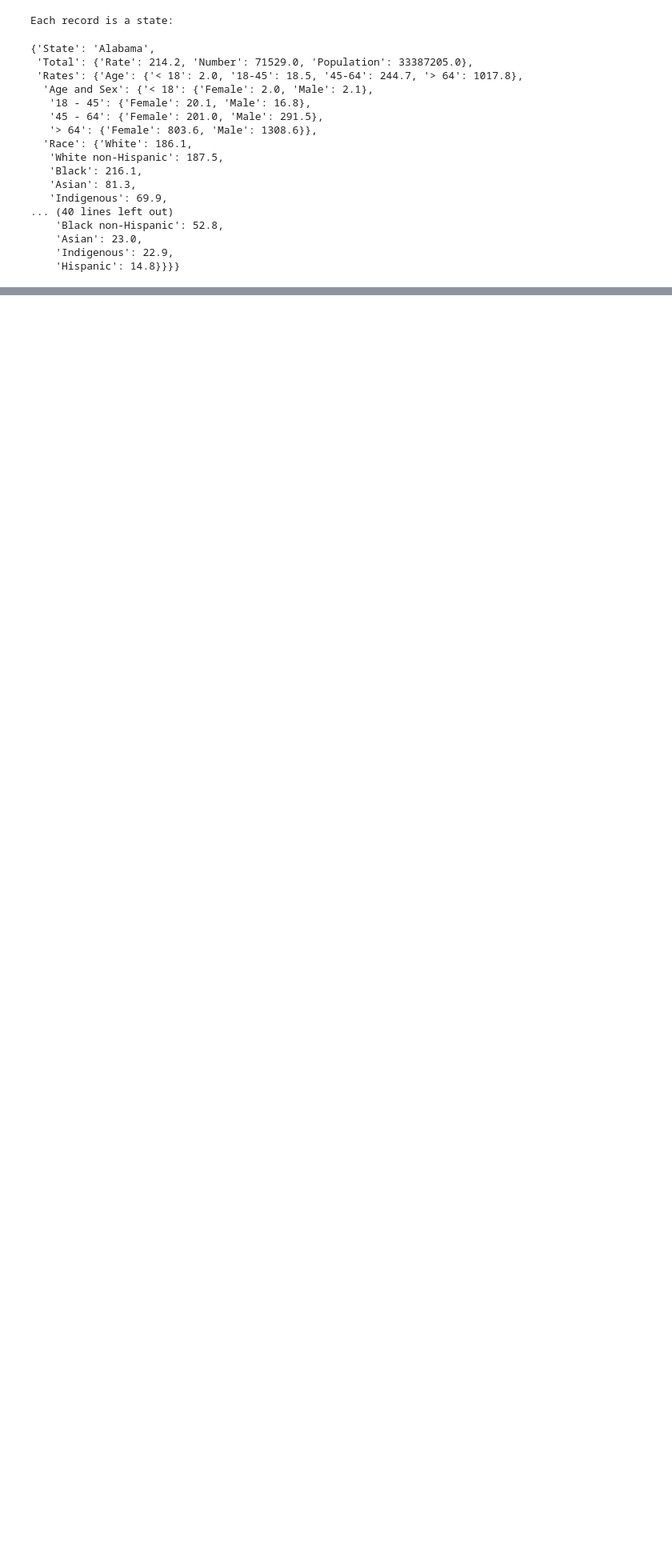
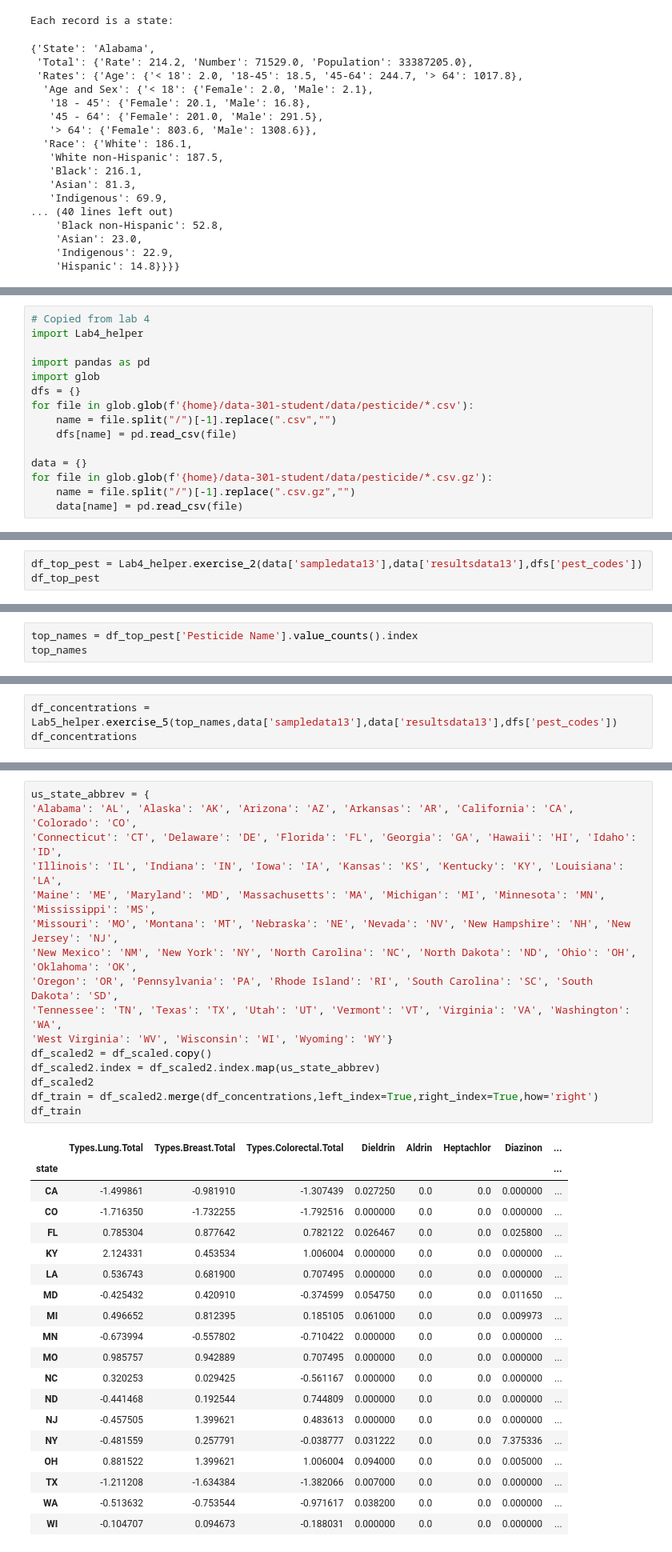
Before and after one commit to anderson-github-classroom-2021-summer/data-301-student, a Jupyter notebook: labs/Lab5.ipynb, the cells around one changed output, grey strips where cells are left out. Shown at 80% size. Cells and saved outputs as stored; diff of their text form; blank space fills up the shorter version.

```diff
--- a/labs/Lab5.ipynb
+++ b/labs/Lab5.ipynb
@@ -163,0 +158,15 @@ with pd.option_context('display.max_rows', None, 'display.max_columns', None):
+# %%
+# Copied from lab 4
+import Lab4_helper
+
+import pandas as pd
+import glob
+dfs = {}
+for file in glob.glob(f'{home}/data-301-student/data/pesticide/*.csv'):
+    name = file.split("/")[-1].replace(".csv","")
+    dfs[name] = pd.read_csv(file)
+
+data = {}
+for file in glob.glob(f'{home}/data-301-student/data/pesticide/*.csv.gz'):
+    name = file.split("/")[-1].replace(".csv.gz","")
+    data[name] = pd.read_csv(file)
@@ -163,0 +175,3 @@ with pd.option_context('display.max_rows', None, 'display.max_columns', None):
+# %%
+df_top_pest = Lab4_helper.exercise_2(data['sampledata13'],data['resultsdata13'],dfs['pest_codes'])
+df_top_pest
@@ -163,0 +197,3 @@ with pd.option_context('display.max_rows', None, 'display.max_columns', None):
+# %%
+top_names = df_top_pest['Pesticide Name'].value_counts().index
+top_names
@@ -163,0 +206,3 @@ with pd.option_context('display.max_rows', None, 'display.max_columns', None):
+# %%
+df_concentrations = Lab5_helper.exercise_5(top_names,data['sampledata13'],data['resultsdata13'],dfs['pest_codes'])
+df_concentrations
@@ -163,0 +231,36 @@ with pd.option_context('display.max_rows', None, 'display.max_columns', None):
+# %%
+us_state_abbrev = {
+'Alabama': 'AL', 'Alaska': 'AK', 'Arizona': 'AZ', 'Arkansas': 'AR', 'California': 'CA', 'Colorado': 'CO',
+'Connecticut': 'CT', 'Delaware': 'DE', 'Florida': 'FL', 'Georgia': 'GA', 'Hawaii': 'HI', 'Idaho': 'ID',
+'Illinois': 'IL', 'Indiana': 'IN', 'Iowa': 'IA', 'Kansas': 'KS', 'Kentucky': 'KY', 'Louisiana': 'LA',
+'Maine': 'ME', 'Maryland': 'MD', 'Massachusetts': 'MA', 'Michigan': 'MI', 'Minnesota': 'MN', 'Mississippi': 'MS',
+'Missouri': 'MO', 'Montana': 'MT', 'Nebraska': 'NE', 'Nevada': 'NV', 'New Hampshire': 'NH', 'New Jersey': 'NJ',
+'New Mexico': 'NM', 'New York': 'NY', 'North Carolina': 'NC', 'North Dakota': 'ND', 'Ohio': 'OH', 'Oklahoma': 'OK',
+'Oregon': 'OR', 'Pennsylvania': 'PA', 'Rhode Island': 'RI', 'South Carolina': 'SC', 'South Dakota': 'SD',
+'Tennessee': 'TN', 'Texas': 'TX', 'Utah': 'UT', 'Vermont': 'VT', 'Virginia': 'VA', 'Washington': 'WA',
+'West Virginia': 'WV', 'Wisconsin': 'WI', 'Wyoming': 'WY'}
+df_scaled2 = df_scaled.copy()
+df_scaled2.index = df_scaled2.index.map(us_state_abbrev)
+df_scaled2
+df_train = df_scaled2.merge(df_concentrations,left_index=True,right_index=True,how='right')
+df_train
+# %% [output]
+|  | Types.Lung.Total | Types.Breast.Total | Types.Colorectal.Total | Dieldrin | Aldrin | Heptachlor | Diazinon | ... |
+| state |  |  |  |  |  |  |  | ... |
+| CA | -1.499861 | -0.981910 | -1.307439 | 0.027250 | 0.0 | 0.0 | 0.000000 | ... |
+| CO | -1.716350 | -1.732255 | -1.792516 | 0.000000 | 0.0 | 0.0 | 0.000000 | ... |
+| FL | 0.785304 | 0.877642 | 0.782122 | 0.026467 | 0.0 | 0.0 | 0.025800 | ... |
+| KY | 2.124331 | 0.453534 | 1.006004 | 0.000000 | 0.0 | 0.0 | 0.000000 | ... |
+| LA | 0.536743 | 0.681900 | 0.707495 | 0.000000 | 0.0 | 0.0 | 0.000000 | ... |
+| MD | -0.425432 | 0.420910 | -0.374599 | 0.054750 | 0.0 | 0.0 | 0.011650 | ... |
+| MI | 0.496652 | 0.812395 | 0.185105 | 0.061000 | 0.0 | 0.0 | 0.009973 | ... |
+| MN | -0.673994 | -0.557802 | -0.710422 | 0.000000 | 0.0 | 0.0 | 0.000000 | ... |
+| MO | 0.985757 | 0.942889 | 0.707495 | 0.000000 | 0.0 | 0.0 | 0.000000 | ... |
+| NC | 0.320253 | 0.029425 | -0.561167 | 0.000000 | 0.0 | 0.0 | 0.000000 | ... |
+| ND | -0.441468 | 0.192544 | 0.744809 | 0.000000 | 0.0 | 0.0 | 0.000000 | ... |
+| NJ | -0.457505 | 1.399621 | 0.483613 | 0.000000 | 0.0 | 0.0 | 0.000000 | ... |
+| NY | -0.481559 | 0.257791 | -0.038777 | 0.031222 | 0.0 | 0.0 | 7.375336 | ... |
+| OH | 0.881522 | 1.399621 | 1.006004 | 0.094000 | 0.0 | 0.0 | 0.005000 | ... |
+| TX | -1.211208 | -1.634384 | -1.382066 | 0.007000 | 0.0 | 0.0 | 0.000000 | ... |
+| WA | -0.513632 | -0.753544 | -0.971617 | 0.038200 | 0.0 | 0.0 | 0.000000 | ... |
+| WI | -0.104707 | 0.094673 | -0.188031 | 0.000000 | 0.0 | 0.0 | 0.000000 | ... |
```
Also changed, not shown: parts of 36 cells of this notebook, 6 other files.
